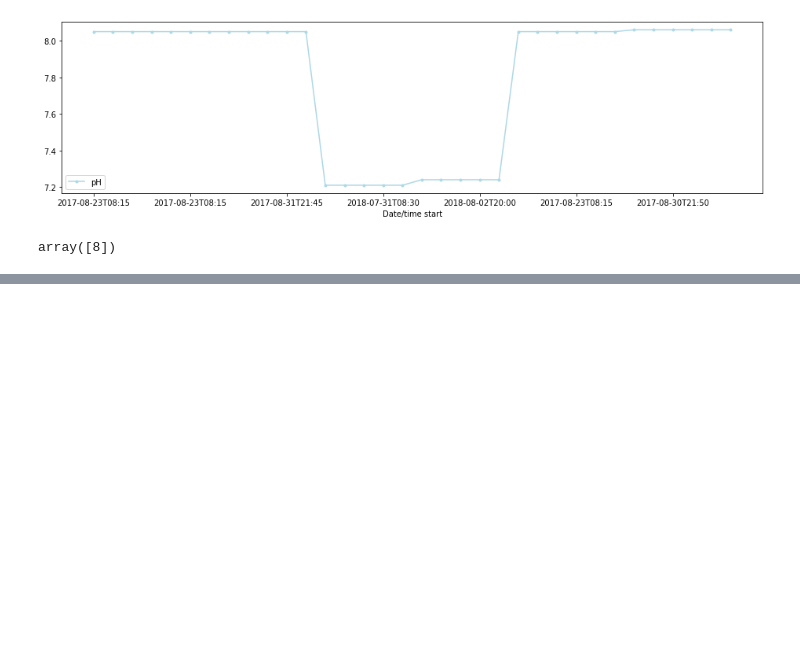
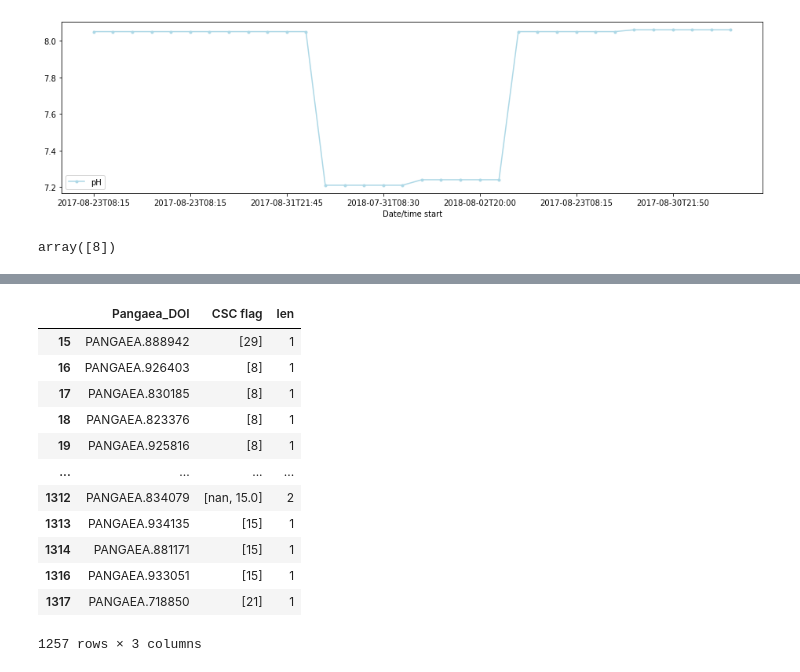
Before and after one commit to PBrockmann/PANGAEA_Scraping, a Jupyter notebook: PANGAEA_getData_ex1.py.ipynb, the cells around one changed output, grey strips where cells are left out. Cells and saved outputs as stored; diff of their text form; code cells hidden in the pictures; blank space fills up the shorter version.

```diff
--- a/PANGAEA_getData_ex1.py.ipynb
+++ b/PANGAEA_getData_ex1.py.ipynb
@@ -187,0 +193,16 @@ print(ds.data['CSC flag'].to_markdown())
+# %%
+d1[d1['len'] >= 1]
+# %% [output]
+|  | Pangaea_DOI | CSC flag | len |
+| 15 | PANGAEA.888942 | [29] | 1 |
+| 16 | PANGAEA.926403 | [8] | 1 |
+| 17 | PANGAEA.830185 | [8] | 1 |
+| 18 | PANGAEA.823376 | [8] | 1 |
+| 19 | PANGAEA.925816 | [8] | 1 |
+| ... | ... | ... | ... |
+| 1312 | PANGAEA.834079 | [nan, 15.0] | 2 |
+| 1313 | PANGAEA.934135 | [15] | 1 |
+| 1314 | PANGAEA.881171 | [15] | 1 |
+| 1316 | PANGAEA.933051 | [15] | 1 |
+| 1317 | PANGAEA.718850 | [21] | 1 |
+1257 rows × 3 columns
```
Also changed, not shown: parts of 20 cells of this notebook, 1 other file.
